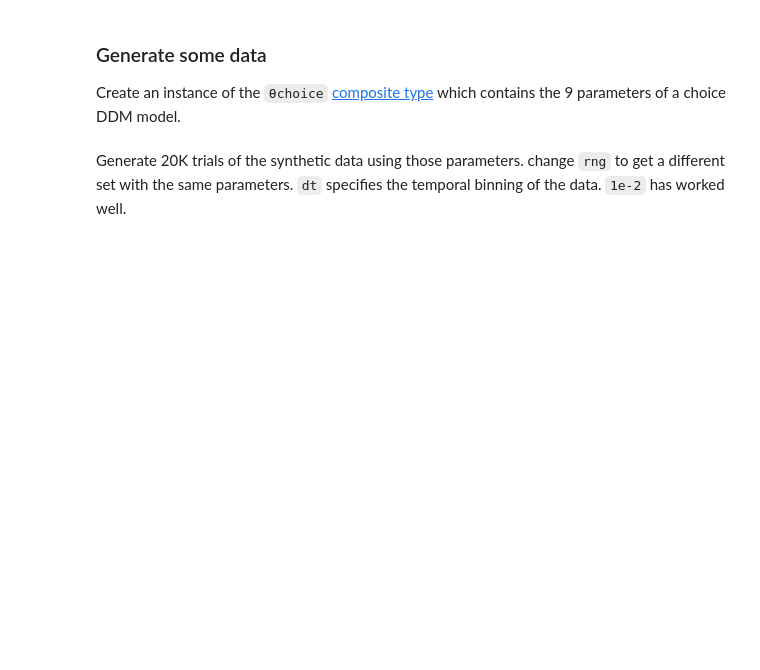
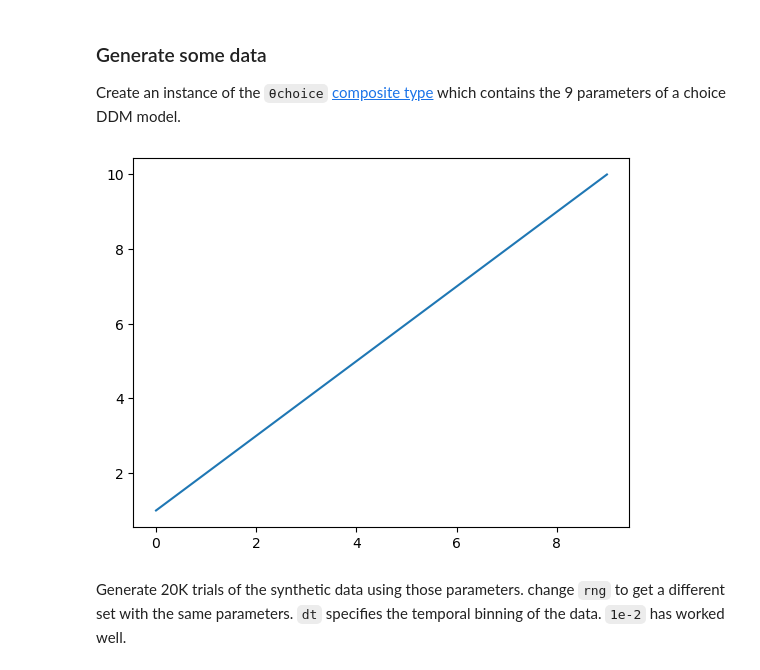
Before and after one commit to Brody-Lab/PulseInputDDM.jl, a Jupyter notebook: examples/choice model/choice-model.ipynb, the cells around one changed output. Drawn from its saved outputs; the diff is of its cells as text; code cells hidden in the pictures; blank space fills up the shorter version.

```diff
--- a/examples/choice model/choice-model.ipynb
+++ b/examples/choice model/choice-model.ipynb
@@ -20,3 +22,8 @@ Create an instance of the `θchoice` [composite type](https://docs.julialang.org
+# %%
+plot(1:10)
+display(gcf())
+# %% [output]
+[figure, added]
 # %%
 θ_syn = θchoice(θz=θz(σ2_i = 1., B = 13., λ = -0.5, σ2_a = 10., σ2_s = 1.0,
     ϕ = 0.4, τ_ϕ = 0.02), bias=0.1, lapse=0.1);
```
Also changed, not shown: parts of 21 cells of this notebook, 6 other files.
